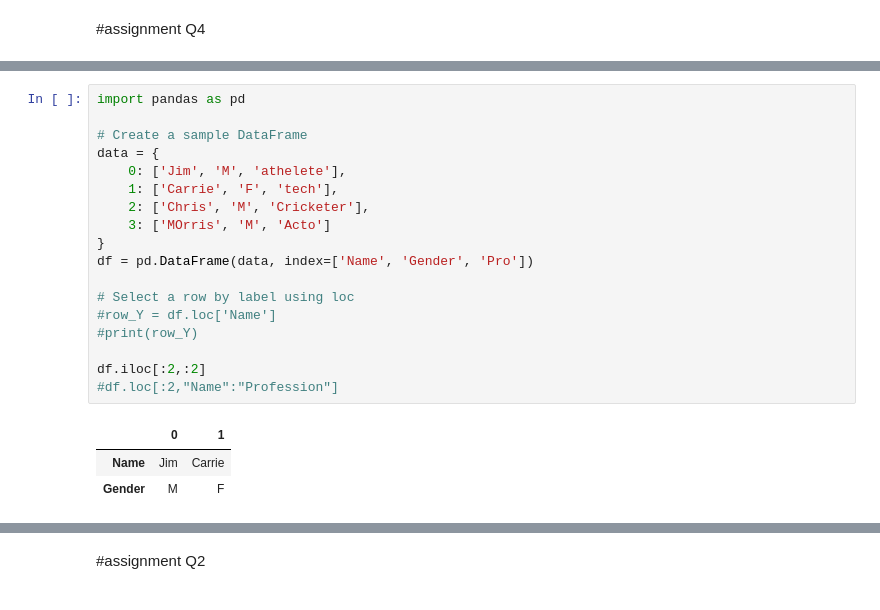
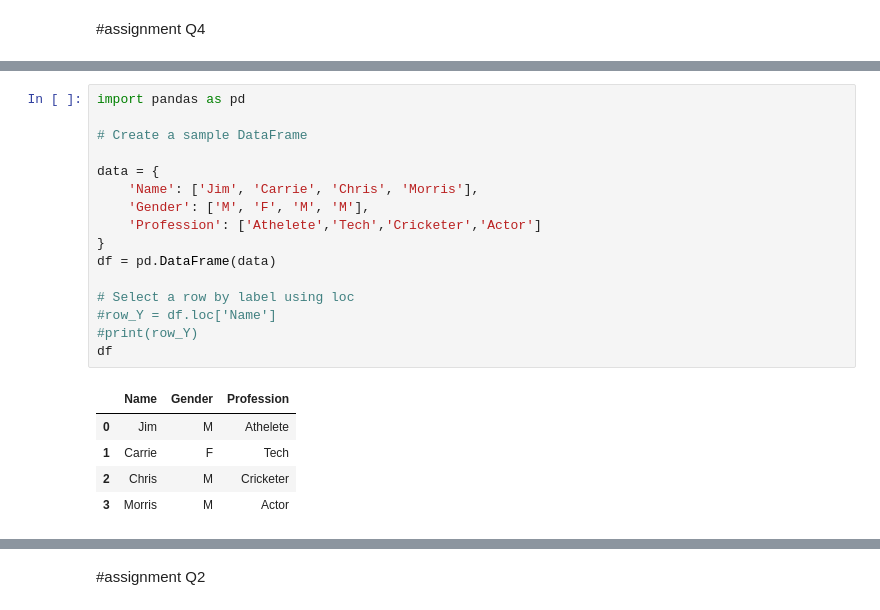
Before and after one commit to shivraj7/scalar, a Jupyter notebook: Pandas1.ipynb, the cells around one changed output, grey strips where cells are left out. Drawn from its saved outputs; the diff is of its cells as text.

```diff
--- a/Pandas1.ipynb
+++ b/Pandas1.ipynb
@@ -632,22 +649,22 @@ pd.DataFrame(df, columns=['time', 'total_bill', 'tip'])
 # %%
 import pandas as pd
 
 # Create a sample DataFrame
+
 data = {
-    0: ['Jim', 'M', 'athelete'],
-    1: ['Carrie', 'F', 'tech'],
-    2: ['Chris', 'M', 'Cricketer'],
-    3: ['MOrris', 'M', 'Acto']
+    'Name': ['Jim', 'Carrie', 'Chris', 'Morris'],
+    'Gender': ['M', 'F', 'M', 'M'],
+    'Profession': ['Athelete','Tech','Cricketer','Actor']
 }
-df = pd.DataFrame(data, index=['Name', 'Gender', 'Pro'])
+df = pd.DataFrame(data)
 
 # Select a row by label using loc
 #row_Y = df.loc['Name']
 #print(row_Y)
-
-df.iloc[:2,:2]
-#df.loc[:2,"Name":"Profession"]
+df
 # %% [output]
-|  | 0 | 1 |
-| Name | Jim | Carrie |
-| Gender | M | F |
+|  | Name | Gender | Profession |
+| 0 | Jim | M | Athelete |
+| 1 | Carrie | F | Tech |
+| 2 | Chris | M | Cricketer |
+| 3 | Morris | M | Actor |
```
Also changed, not shown: parts of 17 cells of this notebook.
